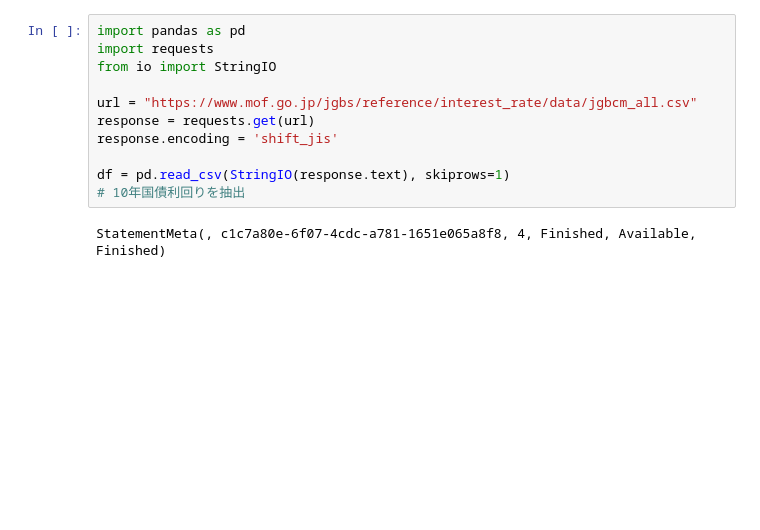
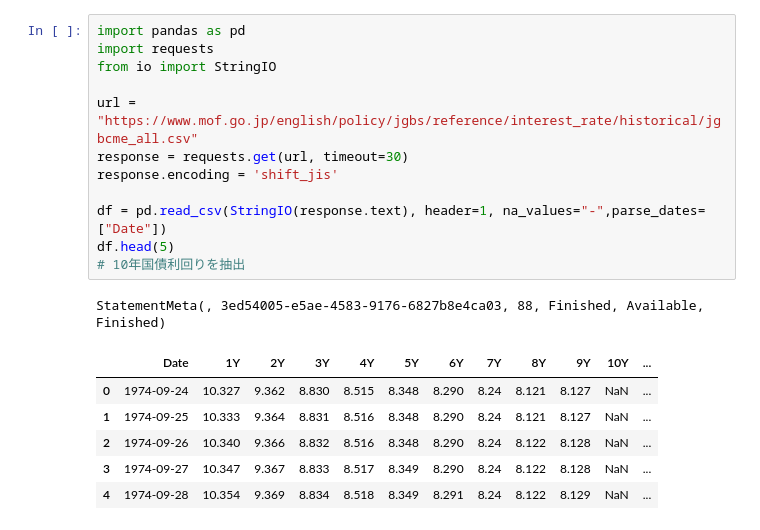
Before and after one commit to yuukiseattle-oss/Microsoft-Fabric-Analytics-Project-Real-Estate-Interest-Rate, a Jupyter notebook: nb_ingest_realestate_bronze.ipynb, the cells around one changed output. Drawn from its saved outputs; the diff is of its cells as text; blank space fills up the shorter version.

```diff
--- a/nb_ingest_realestate_bronze.ipynb
+++ b/nb_ingest_realestate_bronze.ipynb
@@ -6,15 +6,22 @@ StatementMeta(, 8f2a0f31-c7b4-4703-9c2c-bd3cf30c42e5, 3, Finished, Available, Fi
 # %%
 import pandas as pd
 import requests
 from io import StringIO
 
-url = "https://www.mof.go.jp/jgbs/reference/interest_rate/data/jgbcm_all.csv"
-response = requests.get(url)
+url = "https://www.mof.go.jp/english/policy/jgbs/reference/interest_rate/historical/jgbcme_all.csv"
+response = requests.get(url, timeout=30)
 response.encoding = 'shift_jis'
 
-df = pd.read_csv(StringIO(response.text), skiprows=1)
+df = pd.read_csv(StringIO(response.text), header=1, na_values="-",parse_dates=["Date"])
+df.head(5)
 # 10年国債利回りを抽出
 # %% [output]
-StatementMeta(, c1c7a80e-6f07-4cdc-a781-1651e065a8f8, 4, Finished, Available, Finished)
+StatementMeta(, 3ed54005-e5ae-4583-9176-6827b8e4ca03, 88, Finished, Available, Finished)
+|  | Date | 1Y | 2Y | 3Y | 4Y | 5Y | 6Y | 7Y | 8Y | 9Y | 10Y | ... |
+| 0 | 1974-09-24 | 10.327 | 9.362 | 8.830 | 8.515 | 8.348 | 8.290 | 8.24 | 8.121 | 8.127 | NaN | ... |
+| 1 | 1974-09-25 | 10.333 | 9.364 | 8.831 | 8.516 | 8.348 | 8.290 | 8.24 | 8.121 | 8.127 | NaN | ... |
+| 2 | 1974-09-26 | 10.340 | 9.366 | 8.832 | 8.516 | 8.348 | 8.290 | 8.24 | 8.122 | 8.128 | NaN | ... |
+| 3 | 1974-09-27 | 10.347 | 9.367 | 8.833 | 8.517 | 8.349 | 8.290 | 8.24 | 8.122 | 8.128 | NaN | ... |
+| 4 | 1974-09-28 | 10.354 | 9.369 | 8.834 | 8.518 | 8.349 | 8.291 | 8.24 | 8.122 | 8.129 | NaN | ... |
 # %%
 
```
Also changed, not shown: parts of 5 cells of this notebook, 2 other files.
